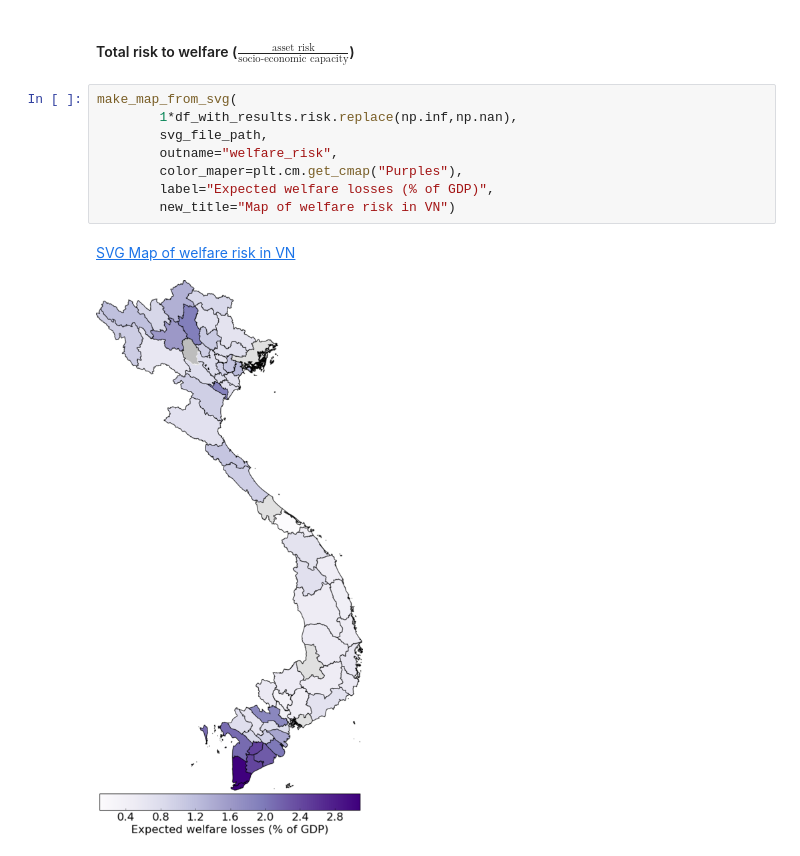
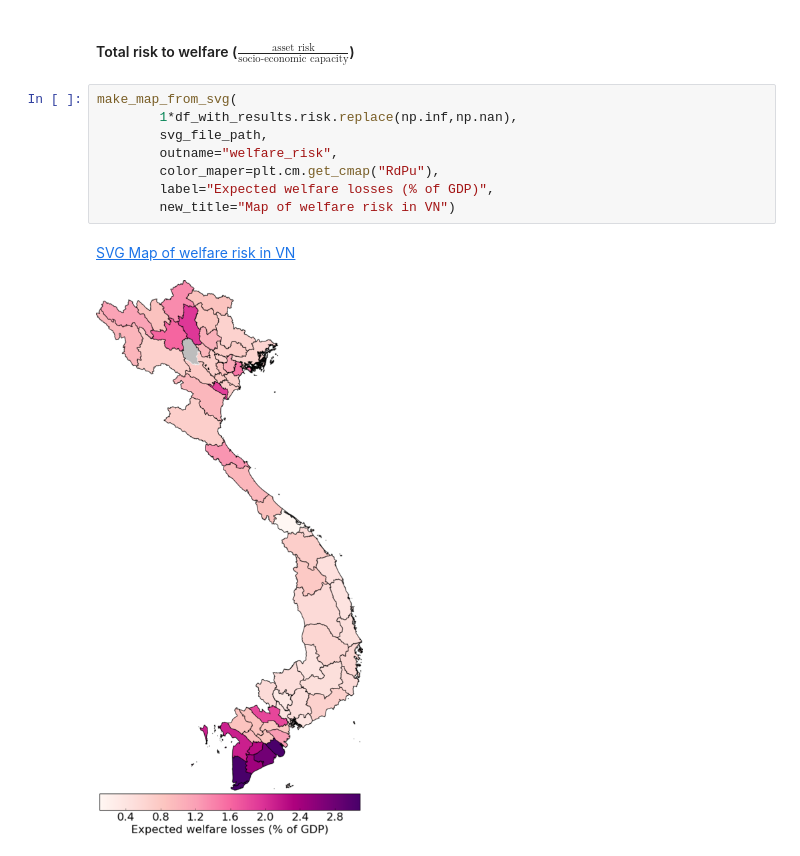
Before and after one commit to adrivsh/resilience_indicator_phl, a Jupyter notebook: draw_maps.ipynb, the cells around one changed output. Saved outputs shown, nothing was run; the diff lists cells and outputs as text.

```diff
--- a/draw_maps.ipynb
+++ b/draw_maps.ipynb
@@ -84,11 +81,11 @@ SVG Map of socio-economic resilience in VN
 # %%
 make_map_from_svg(
         1*df_with_results.risk.replace(np.inf,np.nan),
         svg_file_path,
         outname="welfare_risk",
-        color_maper=plt.cm.get_cmap("Purples"),
+        color_maper=plt.cm.get_cmap("RdPu"),
         label="Expected welfare losses (% of GDP)",
         new_title="Map of welfare risk in VN")
 # %% [output]
 SVG Map of welfare risk in VN
-[figure, old version]
+[figure, new version]
```
Also changed, not shown: parts of 3 cells of this notebook, 10 other files.
